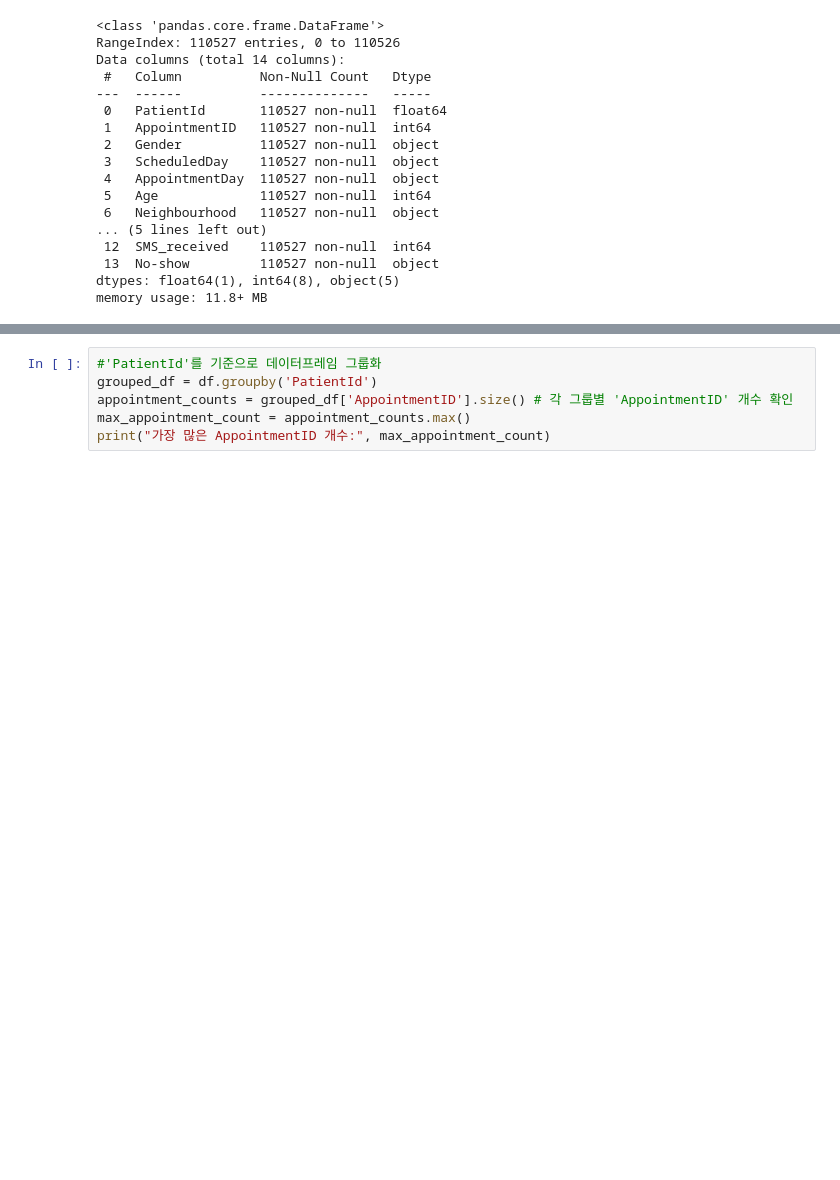
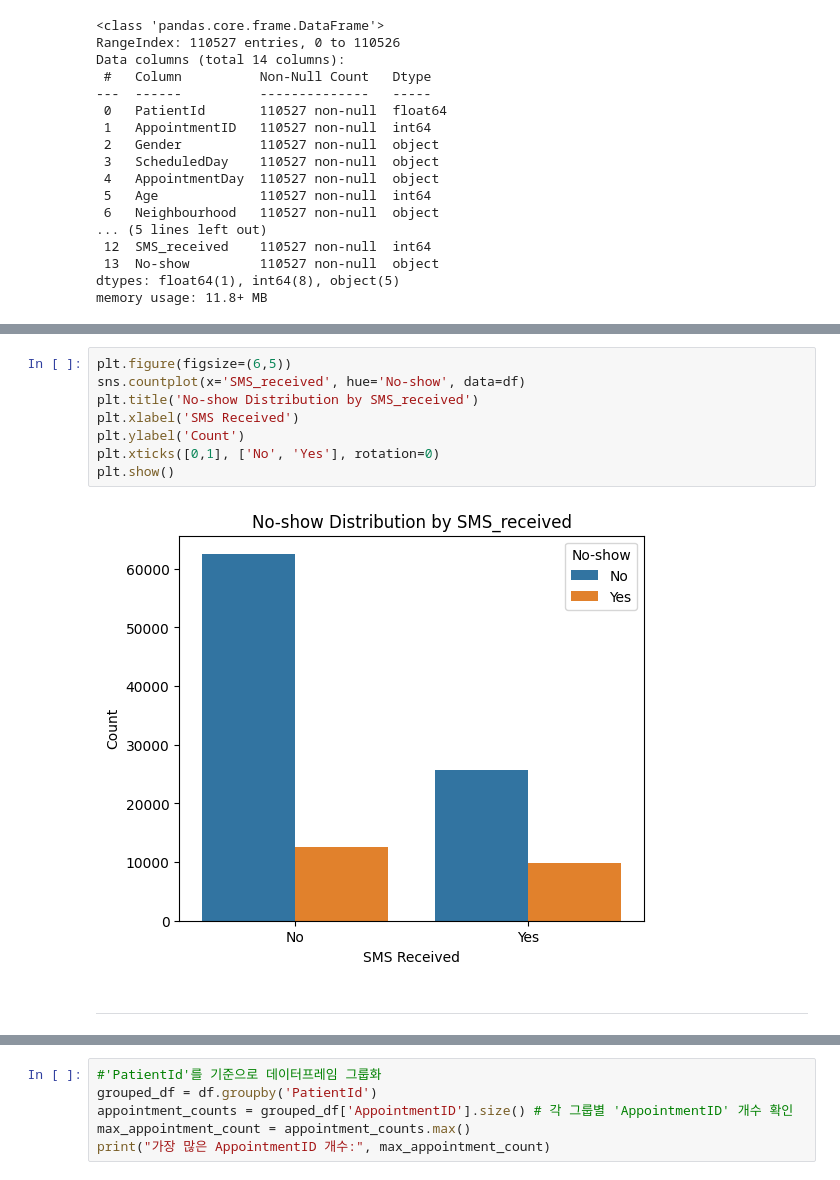
Before and after one commit to 5dongdong/PY_AI, a Jupyter notebook: NoShow_EDA.ipynb, the cells around one changed output, grey strips where cells are left out. Drawn from its saved outputs; the diff is of its cells as text; blank space fills up the shorter version.

```diff
--- a/NoShow_EDA.ipynb
+++ b/NoShow_EDA.ipynb
@@ -65,0 +123,12 @@ len(df['PatientId'].unique())
+# %%
+plt.figure(figsize=(6,5))
+sns.countplot(x='SMS_received', hue='No-show', data=df)
+plt.title('No-show Distribution by SMS_received')
+plt.xlabel('SMS Received')
+plt.ylabel('Count')
+plt.xticks([0,1], ['No', 'Yes'], rotation=0)
+plt.show()
+# %% [output]
+[figure, added]
+# %% [markdown]
+------------------------------------------------------------------------------
```
Also changed, not shown: parts of 11 cells of this notebook.
